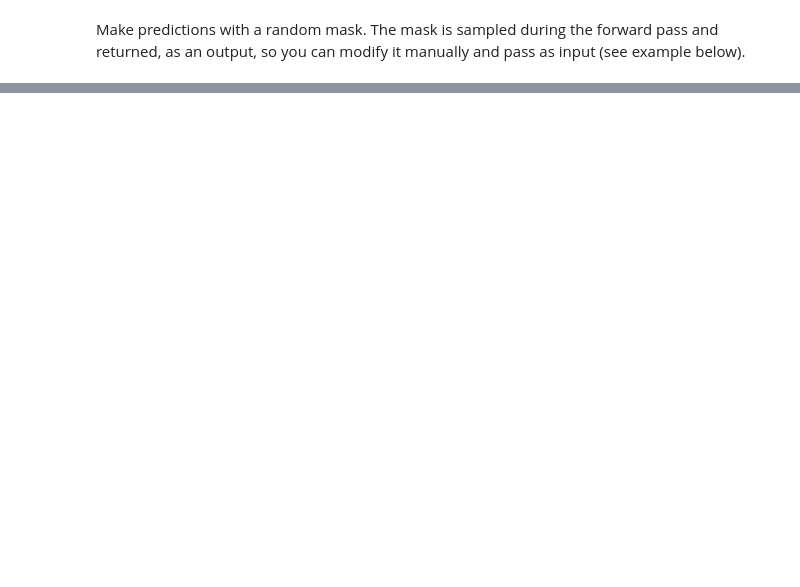
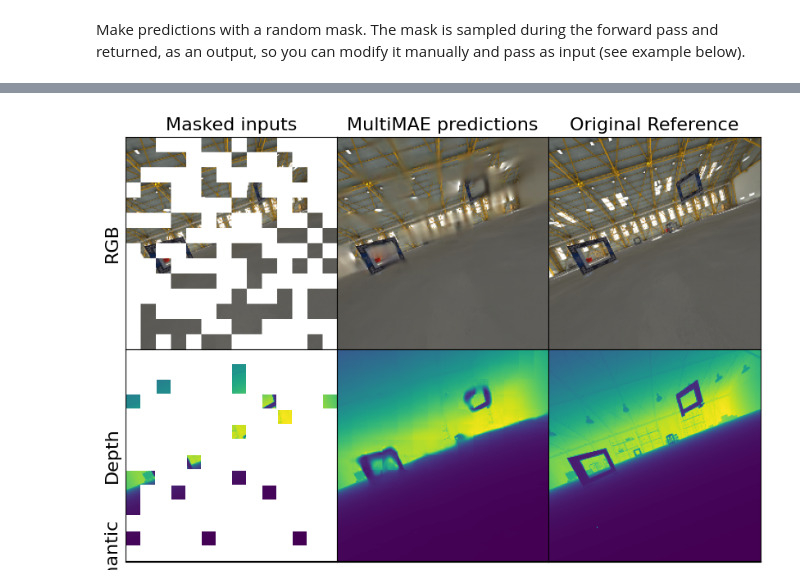
Before and after one commit to xingcw/MultiMAE, a Jupyter notebook: notebooks/test_custom_multimae.ipynb, the cells around one changed output, grey strips where cells are left out. Saved outputs shown, nothing was run; the diff lists cells and outputs as text; code cells hidden in the pictures; blank space fills up the shorter version.

```diff
--- a/notebooks/test_custom_multimae.ipynb
+++ b/notebooks/test_custom_multimae.ipynb
@@ -264,12 +267,14 @@ plt.title('Semantic mask', size=16);
 # %%
 task_masks = {k: torch.LongTensor(v).flatten()[None].to(device) for k, v in mask.items()}
 preds, masks = multimae.forward(
-    input_dict,
+    inputs,
     mask_inputs=True,
     task_masks=task_masks
 )
 
 preds = {domain: pred.detach().cpu() for domain, pred in preds.items()}
 masks = {domain: mask.detach().cpu() for domain, mask in masks.items()}
 
-res = plot_predictions(input_dict, preds, masks)
+res = plot_predictions(inputs, preds, masks)
+# %% [output]
+[figure, added]
```
Also changed, not shown: parts of 6 cells of this notebook, 7 other files.
